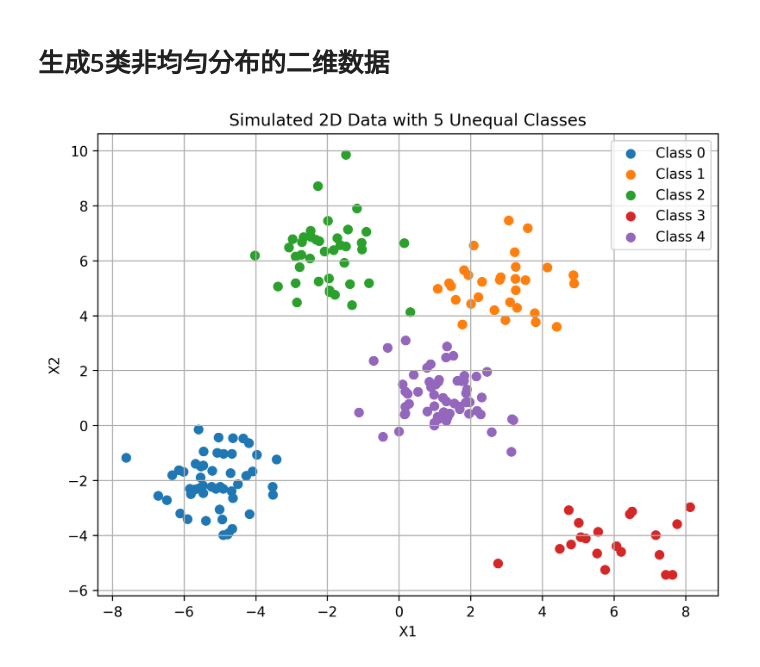
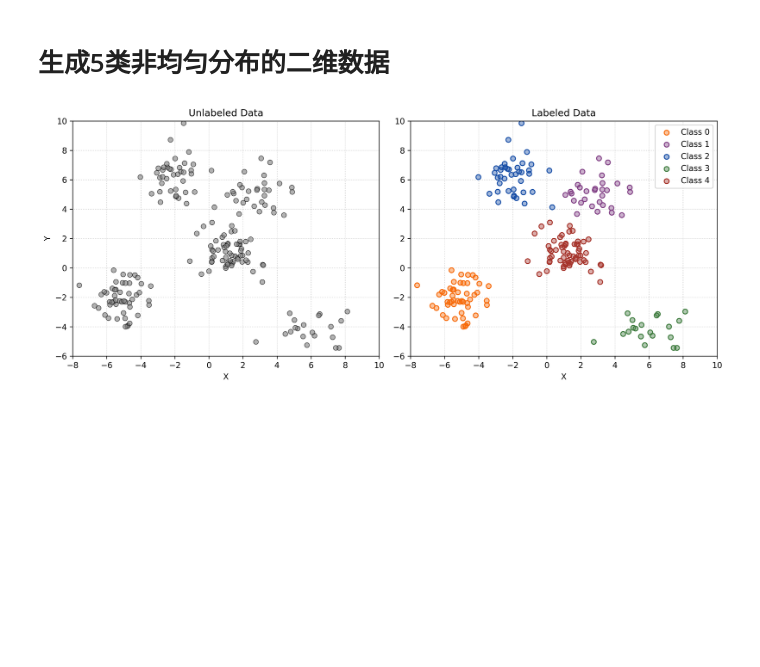
Before and after one commit to ZhengLi-04/K-means, a Jupyter notebook: k-means.ipynb, the cells around one changed output. Drawn from its saved outputs; the diff is of its cells as text; code cells hidden in the pictures; blank space fills up the shorter version.

```diff
--- a/k-means.ipynb
+++ b/k-means.ipynb
@@ -3,33 +3,66 @@
 # %%
 import numpy as np
 import matplotlib.pyplot as plt
 
 # 设置随机种子，确保可重复性
 np.random.seed(42)
 
 # 定义5个类别的中心与样本量大小
 centers = [(-5, -2), (3, 5), (-2, 6), (6, -4), (1, 1)]
 num_samples = [50, 30, 40, 20, 60]  # 总和200
 
 # 生成数据
 X, y = [], []
 for i, (cx, cy) in enumerate(centers):
     X.append(np.random.randn(num_samples[i], 2) + np.array([cx, cy]))
     y.extend([i] * num_samples[i])
 
 # 转换为 numpy 数组
 X = np.vstack(X)
 y = np.array(y)
 
-# 绘制数据
-plt.figure(figsize=(8, 6), dpi=300)
+# ===== 预定义颜色 =====
+# 原始颜色定义（RGB 0-1范围）
+class_colors = [
+    (0.97, 0.424, 0.046),   # Class 0
+    (0.505, 0.25, 0.52),    # Class 1
+    (22/255, 77/255, 166/255),  # Class 2
+    (0.235, 0.48, 0.235),   # Class 3
+    (0.65, 0.204, 0.169)    # Class 4
+]
+
+# 创建双画布
+fig, (ax1, ax2) = plt.subplots(1, 2, figsize=(12, 5), dpi=300)
+
+# 左图：不带标签的统一样式
+ax1.scatter(X[:,0], X[:,1],
+           c='grey',         # 填充色为灰色
+           edgecolor='black',# 边框为黑色
+           alpha=0.6,        # 整体透明度
+           linewidths=0.8)   # 边框粗细
+ax1.set(xlabel="X", ylabel="Y", title="Unlabeled Data")
+
+# 右图：带标签的样式（边框彩色+半透明填充）
 for i in range(5):
-    plt.scatter(X[y == i, 0], X[y == i, 1], label=f'Class {i}')
-plt.legend()
-plt.title("Simulated 2D Data with 5 Unequal Classes")
-plt.xlabel("X1")
-plt.ylabel("X2")
-plt.grid(True)
+    # 创建半透明填充色（原色 + alpha通道）
+    face_color = (*class_colors[i], 0.4)  # RGBA格式，最后一位是透明度
+
+    ax2.scatter(X[y == i, 0], X[y == i, 1],
+                facecolors=[face_color],  # 半透明填充
+                edgecolors=[class_colors[i]],  # 原色边框
+                linewidths=1.2,          # 边框粗细
+                label=f'Class {i}',
+                zorder=2)                # 确保点在网格线上方
+
+ax2.legend(loc='upper right', framealpha=0.9)
+ax2.set(xlabel="X", title="Labeled Data")
+
+# 统一设置坐标范围和网格
+for ax in [ax1, ax2]:
+    ax.set(xlim=(-8, 10), ylim=(-6, 10))
+    ax.grid(True, linestyle=':', color='gray', alpha=0.4)
+
+plt.tight_layout()
 plt.show()
 # %% [output]
-[figure, old version]
+[figure, new version]
```
